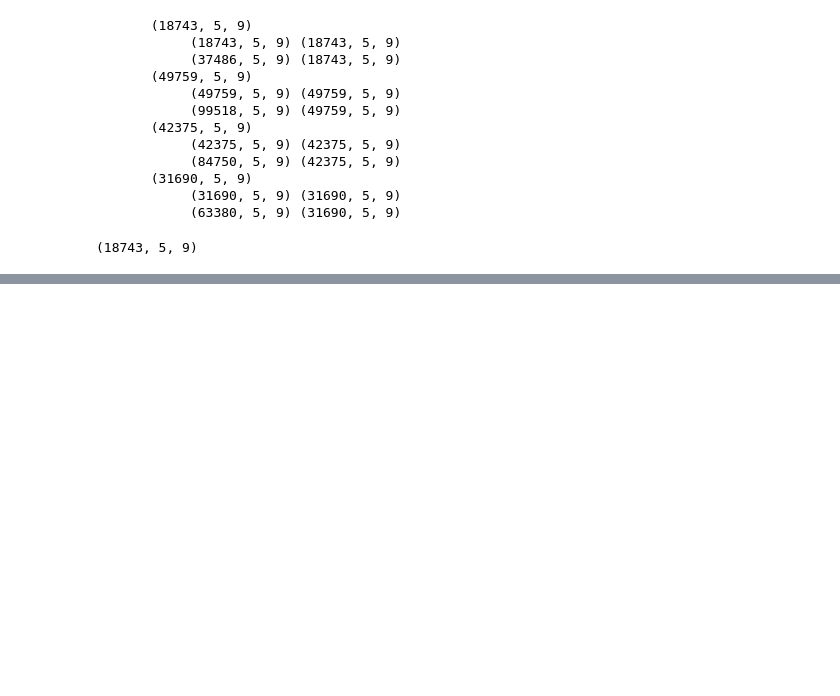
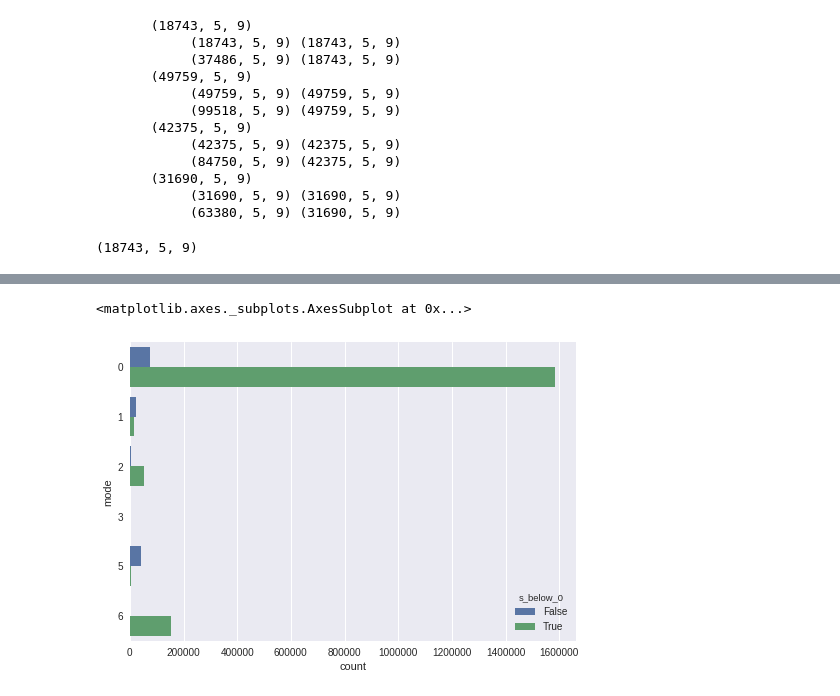
Before and after one commit to ggaemo/LG_HA, a Jupyter notebook: training_data_generation.ipynb, the cells around one changed output, grey strips where cells are left out. Cells and saved outputs as stored; diff of their text form; code cells hidden in the pictures; blank space fills up the shorter version.

```diff
--- a/training_data_generation.ipynb
+++ b/training_data_generation.ipynb
@@ -98,0 +243,5 @@ tmp_X.shape
+# %%
+sns.countplot(y='mode', data=data, hue='s_below_0')
+# %% [output]
+<matplotlib.axes._subplots.AxesSubplot at 0x...>
+[figure, added]
```
Also changed, not shown: parts of 40 cells of this notebook, 4 other files.
